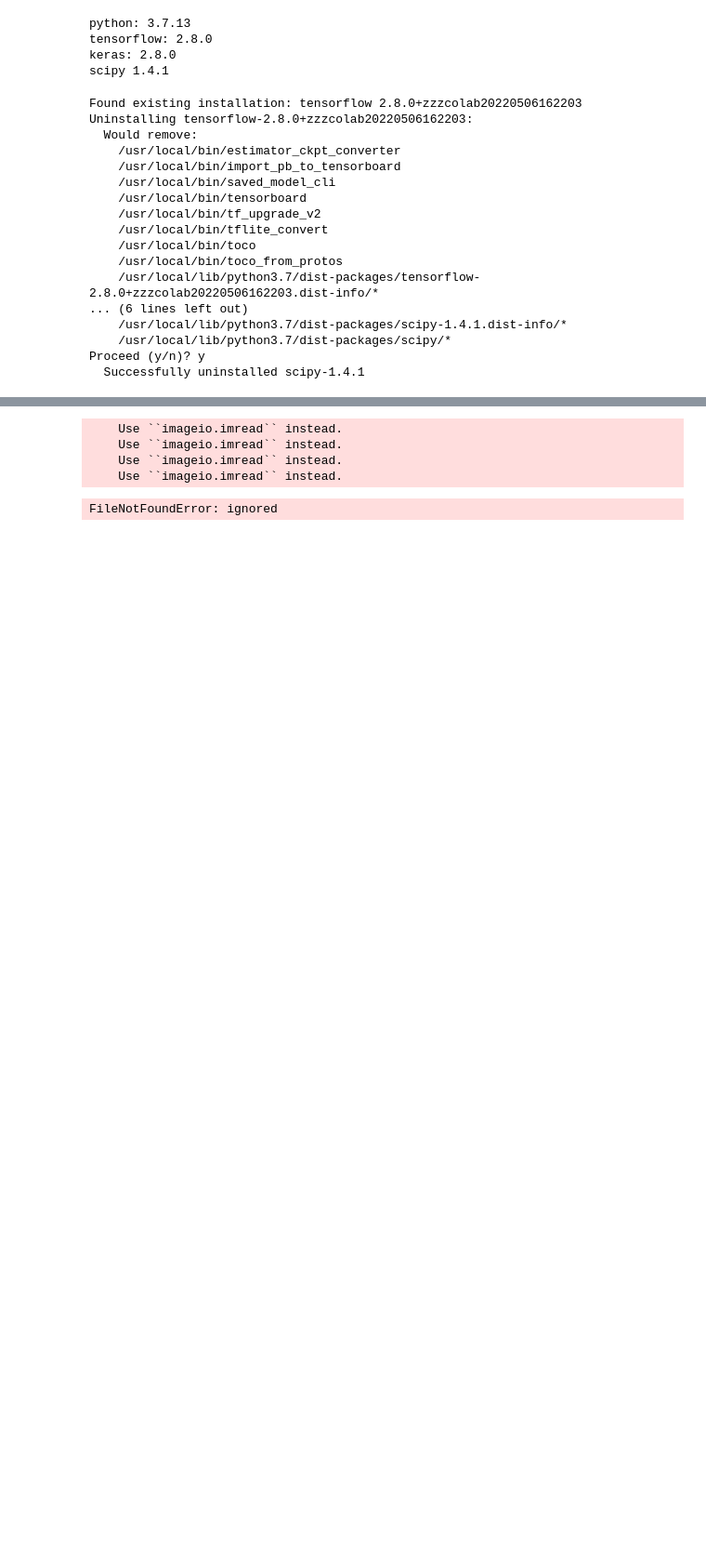
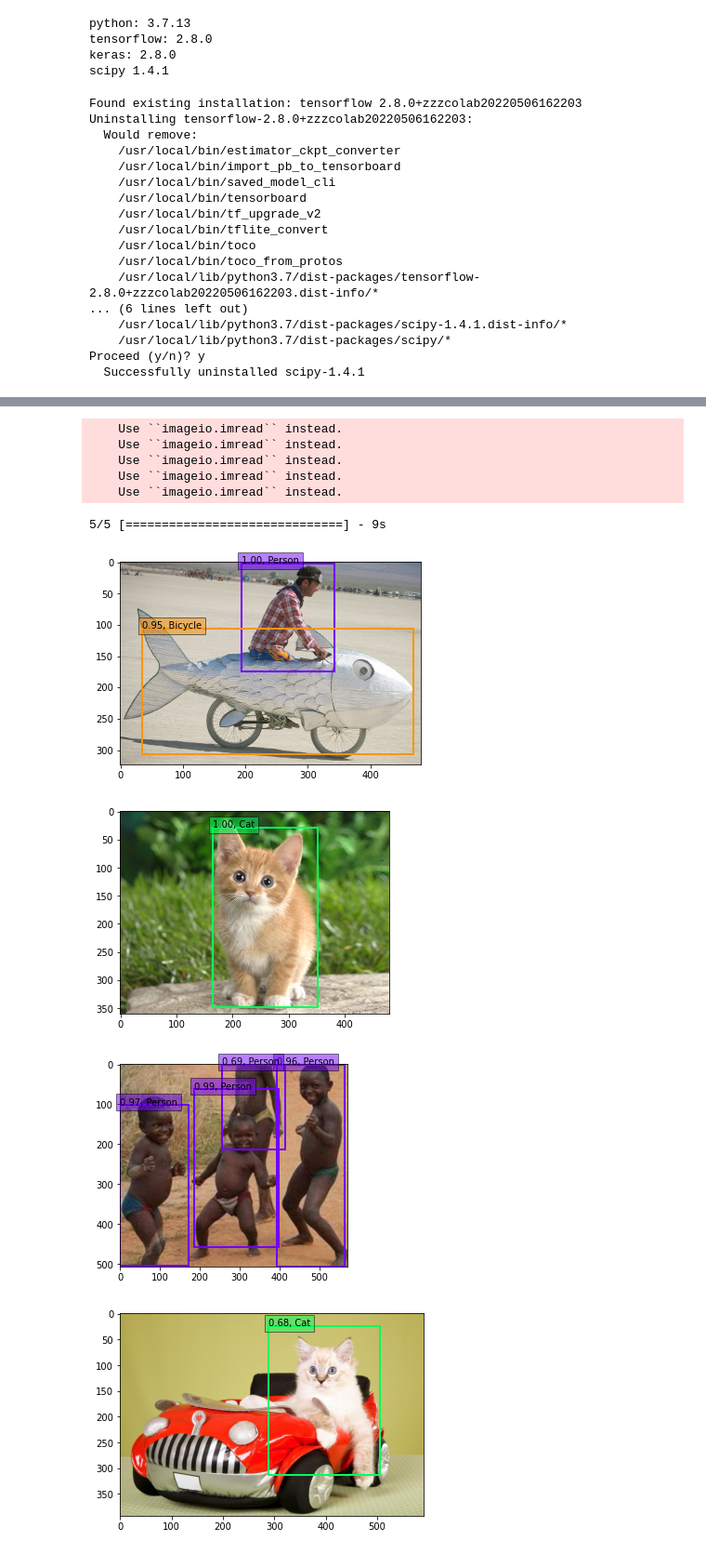
Before and after one commit to N-Tsuruta/SSD_TSG, a Jupyter notebook: SSD入門1.ipynb, the cells around one changed output, grey strips where cells are left out. Shown at 93% size. Cells and saved outputs as stored; diff of their text form; code cells hidden in the pictures; blank space fills up the shorter version.

```diff
--- a/SSD入門1.ipynb
+++ b/SSD入門1.ipynb
@@ -98,7 +96,7 @@ NUM_CLASSES = len(voc_classes) + 1
 
 input_shape=(300, 300, 3)
 model = SSD300(input_shape, num_classes=NUM_CLASSES)
-model.load_weights('../drive/MyDrive/weights_SSD300.hdf5', by_name=True)
+model.load_weights('/content/drive/MyDrive/weights_SSD300.hdf5', by_name=True)
 bbox_util = BBoxUtility(NUM_CLASSES)
 
 inputs = []
@@ -124,7 +122,6 @@ img = image.img_to_array(img)
 images.append(imread(img_path))
 inputs.append(img.copy())
 img_path = './pics/car_cat2.jpg'
-# img_path = './pics/WIN_20210528_12_18_58_Pro.jpg'
 img = image.load_img(img_path, target_size=(300, 300))
 img = image.img_to_array(img)
 images.append(imread(img_path))
@@ -168,31 +165,36 @@ for i, img in enumerate(images):
         label = int(top_label_indices[i])
         label_name = voc_classes[label - 1]
         display_txt = '{:0.2f}, {}'.format(score, label_name)
         coords = (xmin, ymin), xmax-xmin+1, ymax-ymin+1
         color = colors[label]
         currentAxis.add_patch(plt.Rectangle(*coords, fill=False, edgecolor=color, linewidth=2))
         currentAxis.text(xmin, ymin, display_txt, bbox={'facecolor':color, 'alpha':0.5})
 
     plt.show()
 # %% [output]
 Using TensorFlow backend.
 WARNING:tensorflow:From /usr/local/lib/python3.7/dist-packages/tensorflow/python/framework/op_def_library.py:263: colocate_with (from tensorflow.python.framework.ops) is deprecated and will be removed ...
 Instructions for updating:
 Colocations handled automatically by placer.
 WARNING:tensorflow:From /usr/local/lib/python3.7/dist-packages/keras/backend/tensorflow_backend.py:2531: calling l2_normalize (from tensorflow.python.ops.nn_impl) with dim is deprecated and will be re ...
 Instructions for updating:
 dim is deprecated, use axis instead
 WARNING:tensorflow:From /usr/local/lib/python3.7/dist-packages/keras/backend/tensorflow_backend.py:1047: calling reduce_prod_v1 (from tensorflow.python.ops.math_ops) with keep_dims is deprecated and w ...
 Instructions for updating:
 keep_dims is deprecated, use keepdims instead
 WARNING:tensorflow:From /usr/local/lib/python3.7/dist-packages/keras/backend/tensorflow_backend.py:993: calling reduce_max_v1 (from tensorflow.python.ops.math_ops) with keep_dims is deprecated and wil ...
 Instructions for updating:
 keep_dims is deprecated, use keepdims instead
 WARNING:tensorflow:From /usr/local/lib/python3.7/dist-packages/keras/backend/tensorflow_backend.py:1029: calling reduce_sum_v1 (from tensorflow.python.ops.math_ops) with keep_dims is deprecated and wi ...
 Instructions for updating:
 keep_dims is deprecated, use keepdims instead
     Use ``imageio.imread`` instead.
     Use ``imageio.imread`` instead.
     Use ``imageio.imread`` instead.
     Use ``imageio.imread`` instead.
+    Use ``imageio.imread`` instead.
-FileNotFoundError: ignored
+5/5 [==============================] - 9s
+[figure, added]
+[figure, added]
+[figure, added]
+[figure, added]
```
Also changed, not shown: parts of 12 cells of this notebook.
